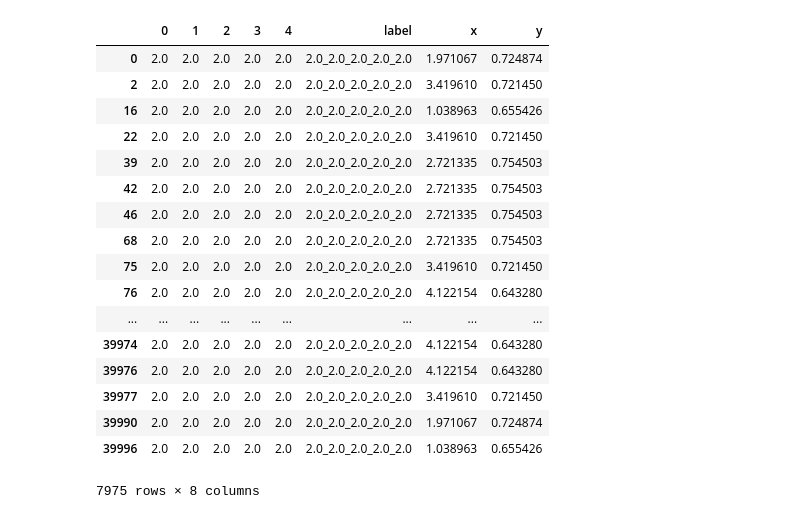
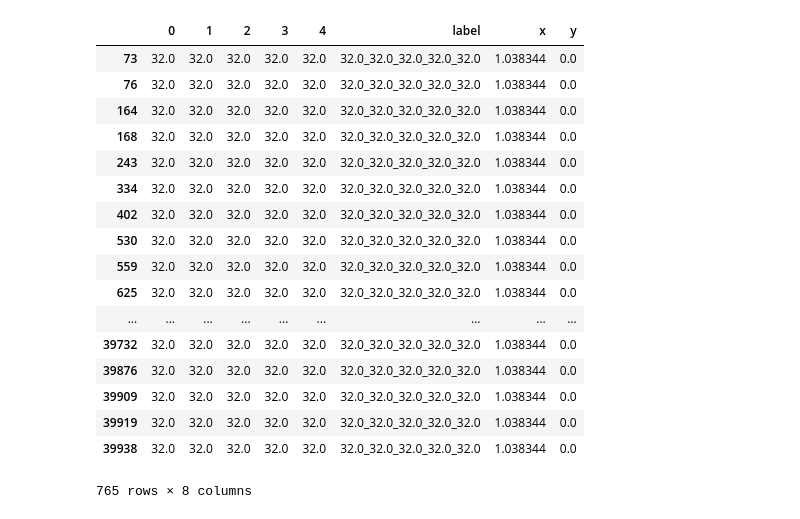
Before and after one commit to kuhanw/sequence_compression, a Jupyter notebook: sequence_compression_prototype.ipynb, the cells around one changed output. Cells and saved outputs as stored; diff of their text form; code cells hidden in the pictures.

```diff
--- a/sequence_compression_prototype.ipynb
+++ b/sequence_compression_prototype.ipynb
@@ -239,28 +230,28 @@ df_seqs_vectors = df_seqs.merge(df_vectors, left_index=True, right_index=True)
+# %%
+df_seqs_vectors[df_seqs_vectors[0]==32]
+# %% [output]
+|  | 0 | 1 | 2 | 3 | 4 | label | x | y |
+| 73 | 32.0 | 32.0 | 32.0 | 32.0 | 32.0 | 32.0_32.0_32.0_32.0_32.0 | 1.038344 | 0.0 |
+| 76 | 32.0 | 32.0 | 32.0 | 32.0 | 32.0 | 32.0_32.0_32.0_32.0_32.0 | 1.038344 | 0.0 |
+| 164 | 32.0 | 32.0 | 32.0 | 32.0 | 32.0 | 32.0_32.0_32.0_32.0_32.0 | 1.038344 | 0.0 |
+| 168 | 32.0 | 32.0 | 32.0 | 32.0 | 32.0 | 32.0_32.0_32.0_32.0_32.0 | 1.038344 | 0.0 |
+| 243 | 32.0 | 32.0 | 32.0 | 32.0 | 32.0 | 32.0_32.0_32.0_32.0_32.0 | 1.038344 | 0.0 |
+| 334 | 32.0 | 32.0 | 32.0 | 32.0 | 32.0 | 32.0_32.0_32.0_32.0_32.0 | 1.038344 | 0.0 |
+| 402 | 32.0 | 32.0 | 32.0 | 32.0 | 32.0 | 32.0_32.0_32.0_32.0_32.0 | 1.038344 | 0.0 |
+| 530 | 32.0 | 32.0 | 32.0 | 32.0 | 32.0 | 32.0_32.0_32.0_32.0_32.0 | 1.038344 | 0.0 |
+| 559 | 32.0 | 32.0 | 32.0 | 32.0 | 32.0 | 32.0_32.0_32.0_32.0_32.0 | 1.038344 | 0.0 |
+| 625 | 32.0 | 32.0 | 32.0 | 32.0 | 32.0 | 32.0_32.0_32.0_32.0_32.0 | 1.038344 | 0.0 |
+| ... | ... | ... | ... | ... | ... | ... | ... | ... |
+| 39732 | 32.0 | 32.0 | 32.0 | 32.0 | 32.0 | 32.0_32.0_32.0_32.0_32.0 | 1.038344 | 0.0 |
+| 39876 | 32.0 | 32.0 | 32.0 | 32.0 | 32.0 | 32.0_32.0_32.0_32.0_32.0 | 1.038344 | 0.0 |
+| 39909 | 32.0 | 32.0 | 32.0 | 32.0 | 32.0 | 32.0_32.0_32.0_32.0_32.0 | 1.038344 | 0.0 |
+| 39919 | 32.0 | 32.0 | 32.0 | 32.0 | 32.0 | 32.0_32.0_32.0_32.0_32.0 | 1.038344 | 0.0 |
+| 39938 | 32.0 | 32.0 | 32.0 | 32.0 | 32.0 | 32.0_32.0_32.0_32.0_32.0 | 1.038344 | 0.0 |
+765 rows × 8 columns
 # %%
 palette = itertools.cycle(sns.color_palette())
 # %%
 unique_seqs = df_seqs_vectors['label'].unique()
-# %%
-df_seqs_vectors[df_seqs_vectors[0]==2]
-# %% [output]
-|  | 0 | 1 | 2 | 3 | 4 | label | x | y |
-| 0 | 2.0 | 2.0 | 2.0 | 2.0 | 2.0 | 2.0_2.0_2.0_2.0_2.0 | 1.971067 | 0.724874 |
-| 2 | 2.0 | 2.0 | 2.0 | 2.0 | 2.0 | 2.0_2.0_2.0_2.0_2.0 | 3.419610 | 0.721450 |
-| 16 | 2.0 | 2.0 | 2.0 | 2.0 | 2.0 | 2.0_2.0_2.0_2.0_2.0 | 1.038963 | 0.655426 |
-| 22 | 2.0 | 2.0 | 2.0 | 2.0 | 2.0 | 2.0_2.0_2.0_2.0_2.0 | 3.419610 | 0.721450 |
-| 39 | 2.0 | 2.0 | 2.0 | 2.0 | 2.0 | 2.0_2.0_2.0_2.0_2.0 | 2.721335 | 0.754503 |
-| 42 | 2.0 | 2.0 | 2.0 | 2.0 | 2.0 | 2.0_2.0_2.0_2.0_2.0 | 2.721335 | 0.754503 |
-| 46 | 2.0 | 2.0 | 2.0 | 2.0 | 2.0 | 2.0_2.0_2.0_2.0_2.0 | 2.721335 | 0.754503 |
-| 68 | 2.0 | 2.0 | 2.0 | 2.0 | 2.0 | 2.0_2.0_2.0_2.0_2.0 | 2.721335 | 0.754503 |
-| 75 | 2.0 | 2.0 | 2.0 | 2.0 | 2.0 | 2.0_2.0_2.0_2.0_2.0 | 3.419610 | 0.721450 |
-| 76 | 2.0 | 2.0 | 2.0 | 2.0 | 2.0 | 2.0_2.0_2.0_2.0_2.0 | 4.122154 | 0.643280 |
-| ... | ... | ... | ... | ... | ... | ... | ... | ... |
-| 39974 | 2.0 | 2.0 | 2.0 | 2.0 | 2.0 | 2.0_2.0_2.0_2.0_2.0 | 4.122154 | 0.643280 |
-| 39976 | 2.0 | 2.0 | 2.0 | 2.0 | 2.0 | 2.0_2.0_2.0_2.0_2.0 | 4.122154 | 0.643280 |
-| 39977 | 2.0 | 2.0 | 2.0 | 2.0 | 2.0 | 2.0_2.0_2.0_2.0_2.0 | 3.419610 | 0.721450 |
-| 39990 | 2.0 | 2.0 | 2.0 | 2.0 | 2.0 | 2.0_2.0_2.0_2.0_2.0 | 1.971067 | 0.724874 |
-| 39996 | 2.0 | 2.0 | 2.0 | 2.0 | 2.0 | 2.0_2.0_2.0_2.0_2.0 | 1.038963 | 0.655426 |
-7975 rows × 8 columns
 # %%
 #Analysis
 
```
Also changed, not shown: parts of 10 cells of this notebook.
